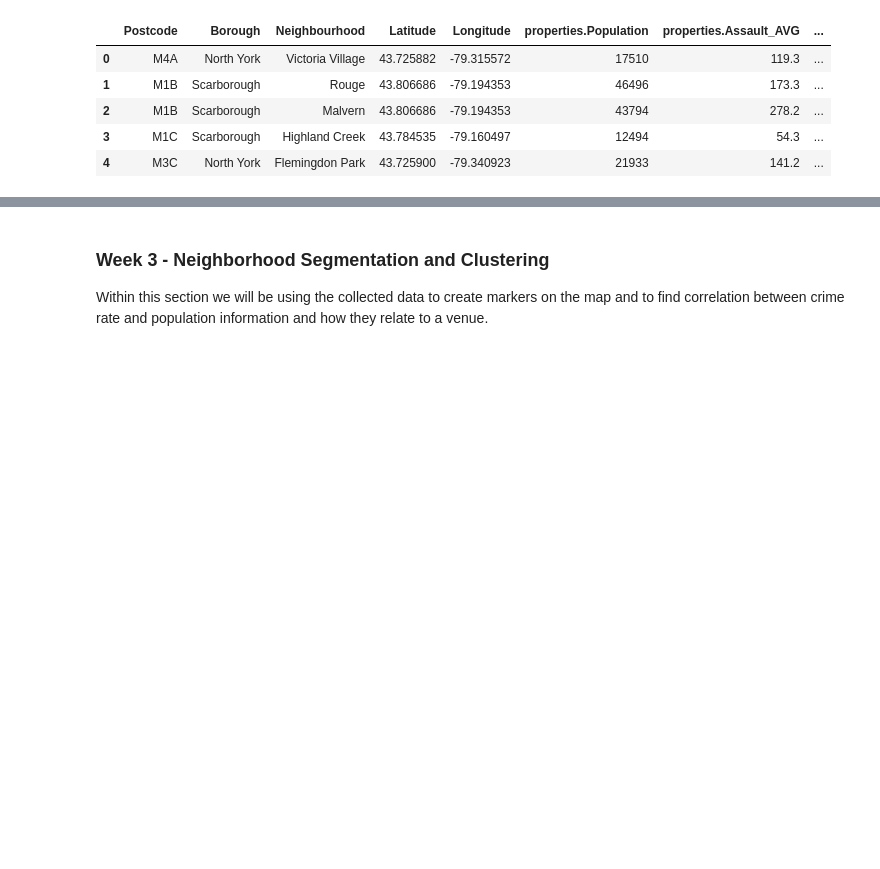
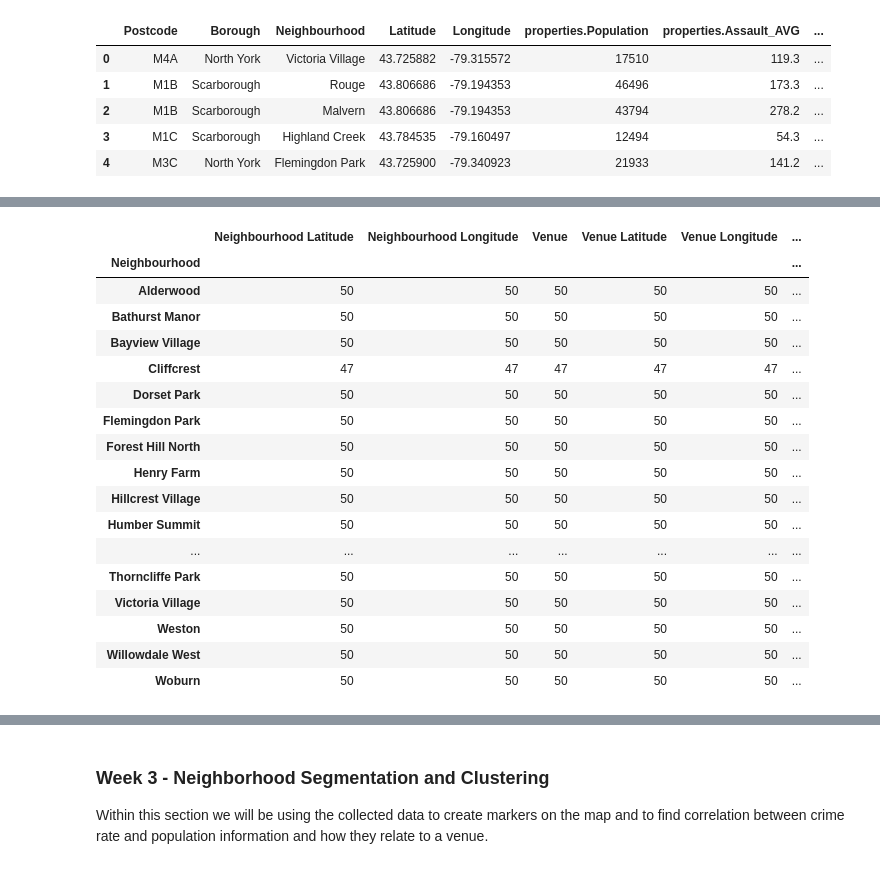
Before and after one commit to yash-patel268/Segmenting-and-Clustering-Neighborhoods-in-Toronto, a Jupyter notebook: Segmenting and Clustering Neighborhoods in Toronto.ipynb, the cells around one changed output, grey strips where cells are left out. Drawn from its saved outputs; the diff is of its cells as text; code cells hidden in the pictures; blank space fills up the shorter version.

Commit message:
Code refactored to include common venue

```diff
--- a/Segmenting and Clustering Neighborhoods in Toronto.ipynb
+++ b/Segmenting and Clustering Neighborhoods in Toronto.ipynb
@@ -271,0 +275,3 @@ def get_venues(names, latitudes, longitudes):
+# %%
+torontoVenues = getVenues(names=dfAll['Neighbourhood'], latitudes=dfAll['Latitude'], longitudes=dfAll['Longitude'])
+torontoVenues.head()
@@ -271,0 +302,21 @@ def get_venues(names, latitudes, longitudes):
+# %%
+torontoVenues.groupby("Neighbourhood").count()
+# %% [output]
+|  | Neighbourhood Latitude | Neighbourhood Longitude | Venue | Venue Latitude | Venue Longitude | ... |
+| Neighbourhood |  |  |  |  |  | ... |
+| Alderwood | 50 | 50 | 50 | 50 | 50 | ... |
+| Bathurst Manor | 50 | 50 | 50 | 50 | 50 | ... |
+| Bayview Village | 50 | 50 | 50 | 50 | 50 | ... |
+| Cliffcrest | 47 | 47 | 47 | 47 | 47 | ... |
+| Dorset Park | 50 | 50 | 50 | 50 | 50 | ... |
+| Flemingdon Park | 50 | 50 | 50 | 50 | 50 | ... |
+| Forest Hill North | 50 | 50 | 50 | 50 | 50 | ... |
+| Henry Farm | 50 | 50 | 50 | 50 | 50 | ... |
+| Hillcrest Village | 50 | 50 | 50 | 50 | 50 | ... |
+| Humber Summit | 50 | 50 | 50 | 50 | 50 | ... |
+| ... | ... | ... | ... | ... | ... | ... |
+| Thorncliffe Park | 50 | 50 | 50 | 50 | 50 | ... |
+| Victoria Village | 50 | 50 | 50 | 50 | 50 | ... |
+| Weston | 50 | 50 | 50 | 50 | 50 | ... |
+| Willowdale West | 50 | 50 | 50 | 50 | 50 | ... |
+| Woburn | 50 | 50 | 50 | 50 | 50 | ... |
```
Also changed, not shown: parts of 13 cells of this notebook.
